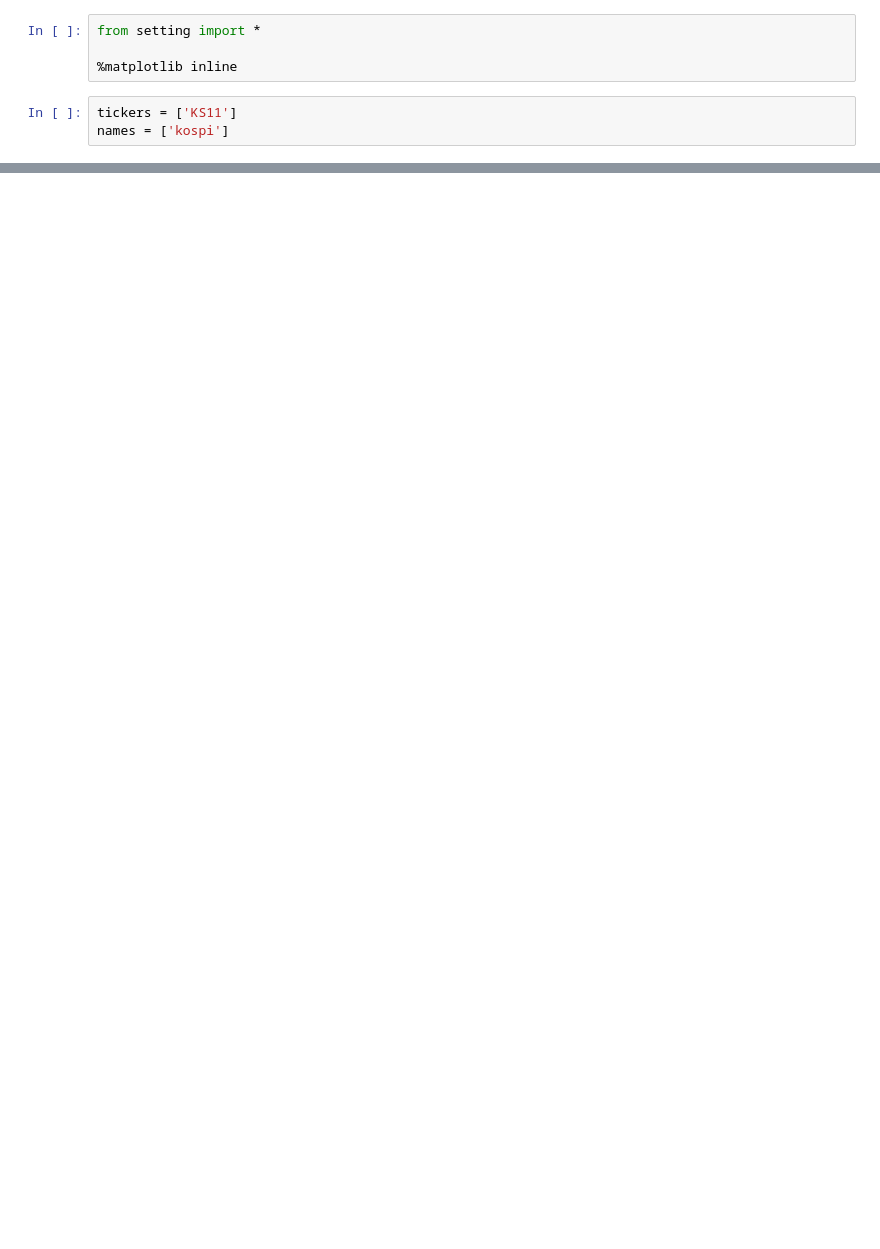
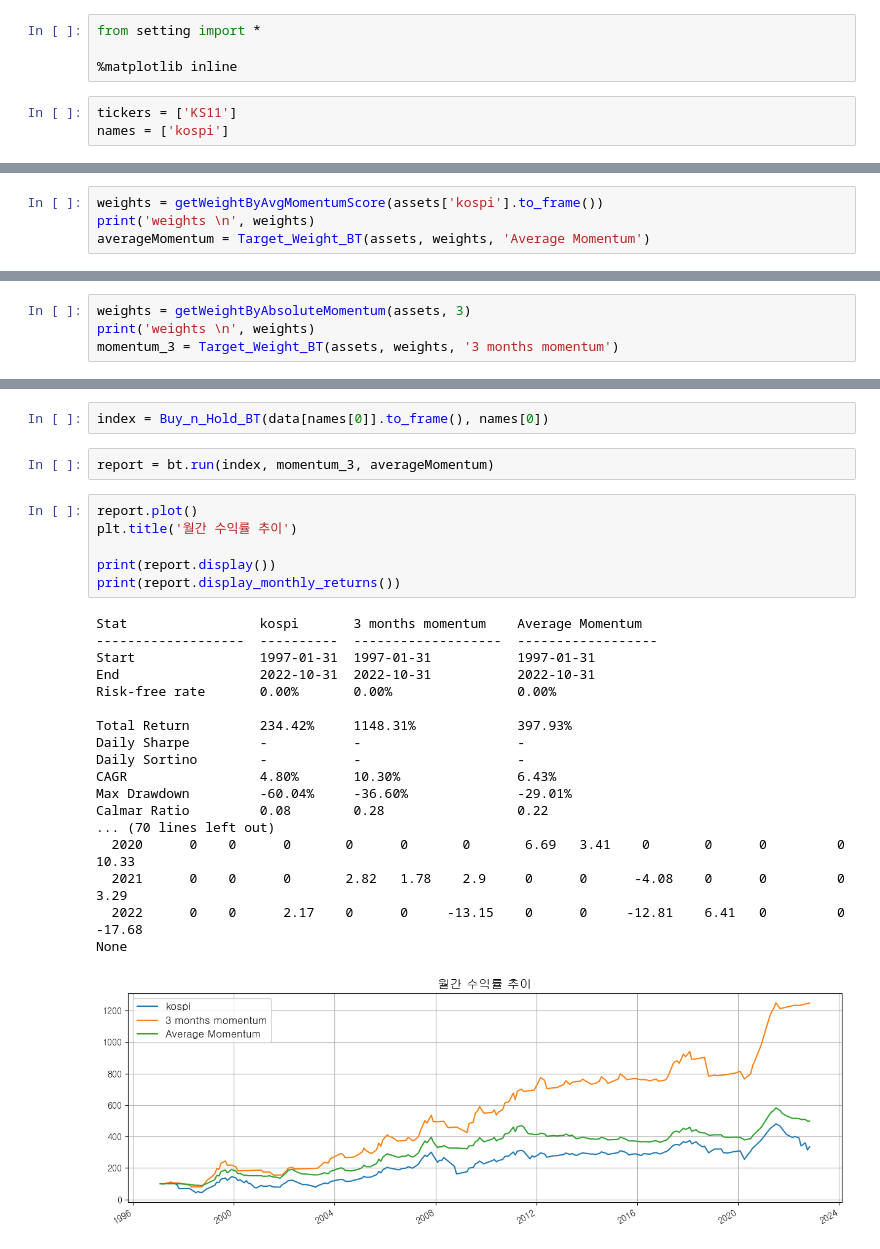
Before and after one commit to unius1004/Portfolio, a Jupyter notebook: AvgMomentum_kospi.ipynb, the cells around one changed output, grey strips where cells are left out. Drawn from its saved outputs; the diff is of its cells as text; blank space fills up the shorter version.

```diff
--- a/AvgMomentum_kospi.ipynb
+++ b/AvgMomentum_kospi.ipynb
@@ -64,0 +35,4 @@ Date
+# %%
+weights = getWeightByAvgMomentumScore(assets['kospi'].to_frame())
+print('weights \n', weights)
+averageMomentum = Target_Weight_BT(assets, weights, 'Average Momentum')
@@ -64,0 +56,4 @@ Date
+# %%
+weights = getWeightByAbsoluteMomentum(assets, 3)
+print('weights \n', weights)
+momentum_3 = Target_Weight_BT(assets, weights, '3 months momentum')
@@ -64,0 +78,29 @@ Date
+# %%
+index = Buy_n_Hold_BT(data[names[0]].to_frame(), names[0])
+# %%
+report = bt.run(index, momentum_3, averageMomentum)
+# %%
+report.plot()
+plt.title('월간 수익률 추이')
+
+print(report.display())
+print(report.display_monthly_returns())
+# %% [output]
+Stat                 kospi       3 months momentum    Average Momentum
+-------------------  ----------  -------------------  ------------------
+Start                1997-01-31  1997-01-31           1997-01-31
+End                  2022-10-31  2022-10-31           2022-10-31
+Risk-free rate       0.00%       0.00%                0.00%
+
+Total Return         234.42%     1148.31%             397.93%
+Daily Sharpe         -           -                    -
+Daily Sortino        -           -                    -
+CAGR                 4.80%       10.30%               6.43%
+Max Drawdown         -60.04%     -36.60%              -29.01%
+Calmar Ratio         0.08        0.28                 0.22
+... (70 lines left out)
+  2020      0    0      0       0      0       0       6.69   3.41    0       0      0         0   10.33
+  2021      0    0      0       2.82   1.78    2.9     0      0      -4.08    0      0         0    3.29
+  2022      0    0      2.17    0      0     -13.15    0      0     -12.81    6.41   0         0  -17.68
+None
+[figure, added]
```
Also changed, not shown: parts of 4 cells of this notebook, 3 other files.
